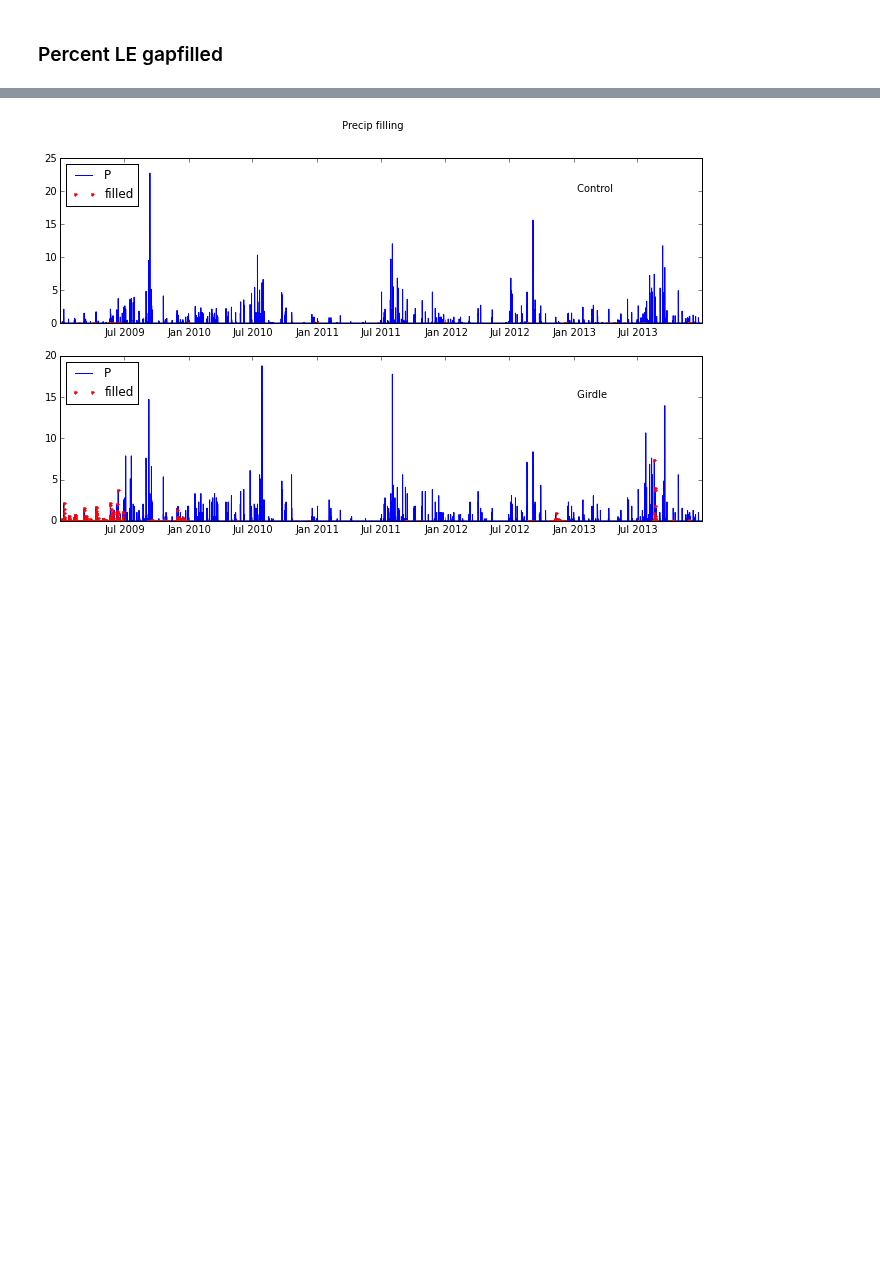
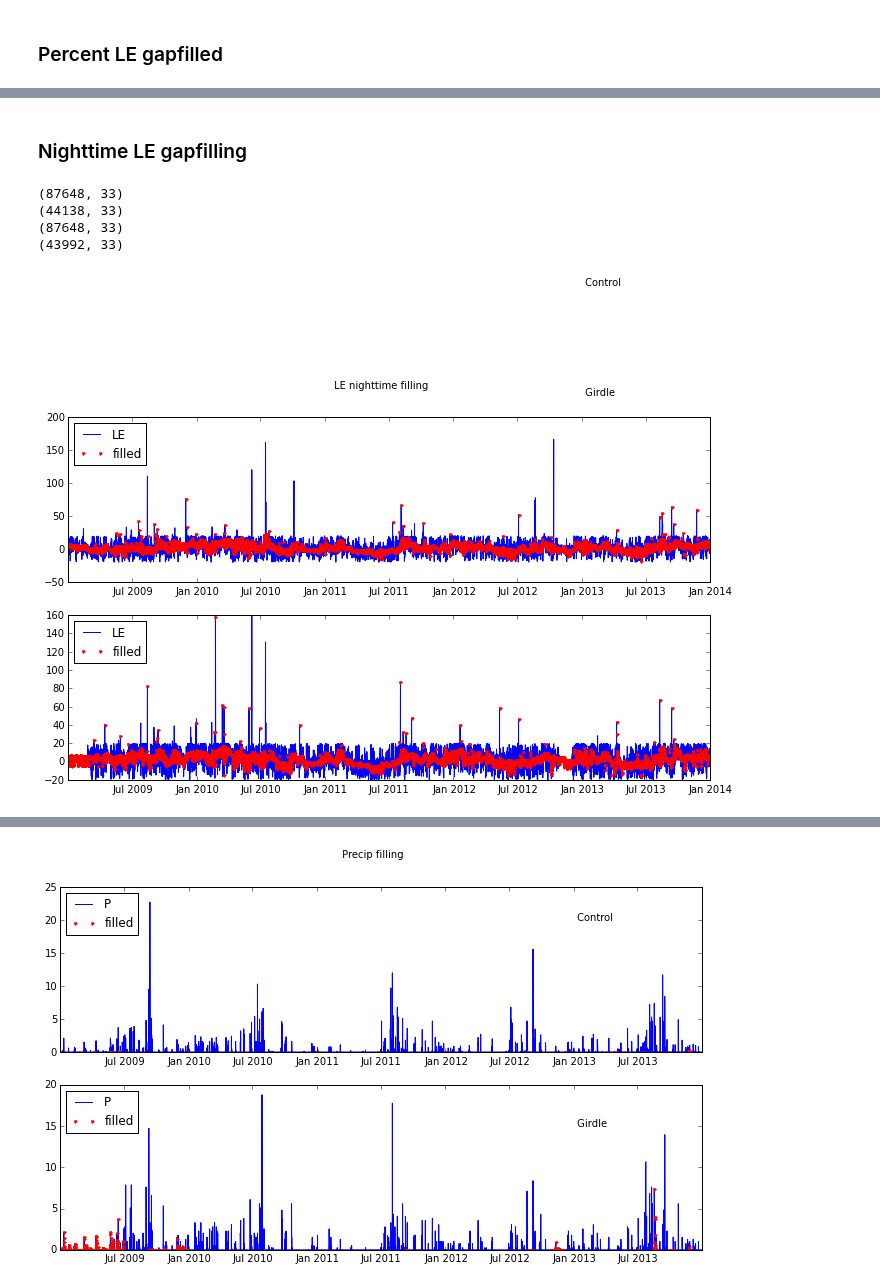
Before and after one commit to gremau/NMEG_miscellany, a Jupyter notebook: jupyter/laura_vs_greg.ipynb, the cells around one changed output, grey strips where cells are left out. Cells and saved outputs as stored; diff of their text form; code cells hidden in the pictures; blank space fills up the shorter version.

```diff
--- a/jupyter/laura_vs_greg.ipynb
+++ b/jupyter/laura_vs_greg.ipynb
@@ -285,0 +286,38 @@ df
+# %% [markdown]
+### Nighttime LE gapfilling
+# %%
+# Extract nighttime data into new dataframes and plot
+print(hourly['Mpj'].shape)
+pj_night_test = np.logical_or(hourly['Mpj'].PAR < 20, hourly['Mpj'].SW_IN_F < (20*.48))
+pj_night = hourly['Mpj'].loc[pj_night_test]
+print(pj_night.shape)
+print(hourly['Mpg'].shape)
+pjg_night_test = np.logical_or(hourly['Mpg'].PAR < 20, hourly['Mpg'].SW_IN_F < (20*.48))
+pjg_night = hourly['Mpg'].loc[pjg_night_test]
+print(pjg_night.shape)
+
+# LE - recent files
+plt.figure(1, figsize=( 11.5, 6.5 ))
+ax1 = plt.subplot(2, 1, 1)
+plt.plot(pj_night.index, pj_night.LE_F)
+test = pj_night.LE_F_FLAG==1
+plt.plot(pj_night.index[test], pj_night.loc[test, 'LE_F'],
+         color='red', marker='.', ls='')
+plt.legend(['LE', 'filled'], loc='upper left')
+plt.text(dt.datetime(2013, 1, 1, 0, 0), 400, ' Control ')
+plt.suptitle(' LE nighttime filling ')
+
+ax2 = plt.subplot(2, 1, 2)
+plt.plot(pjg_night.index, pjg_night.LE_F)
+test = pjg_night.LE_F_FLAG==1
+plt.plot(pjg_night.index[test], pjg_night.loc[test, 'LE_F'],
+         color='red', marker='.', ls='')
+plt.legend(['LE', 'filled'], loc='upper left')
+plt.text(dt.datetime(2013, 1, 1, 0, 0), 400, ' Girdle ')
+plt.show()
+# %% [output]
+(87648, 33)
+(44138, 33)
+(87648, 33)
+(43992, 33)
+[figure, added]
```
Also changed, not shown: parts of 13 cells of this notebook.
